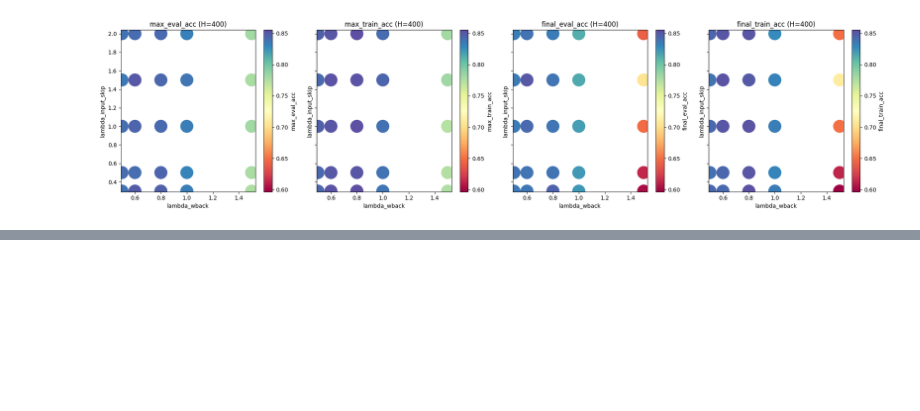
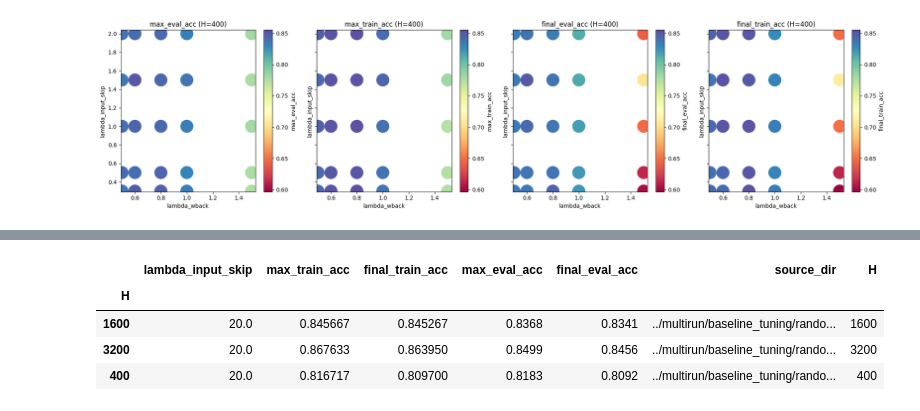
Before and after one commit to mattia-scardecchia/Biological-Learning, a Jupyter notebook: notebooks/analyse_multiple_grid_search.ipynb, the cells around one changed output, grey strips where cells are left out. Drawn from its saved outputs; the diff is of its cells as text; code cells hidden in the pictures; blank space fills up the shorter version.

```diff
--- a/notebooks/analyse_multiple_grid_search.ipynb
+++ b/notebooks/analyse_multiple_grid_search.ipynb
@@ -258,0 +266,86 @@ xy_grid_plot(
+# %%
+## plot con e senza dinamica interna
+# the directory containing the results
+results_directory = Path("../multirun/baseline_tuning/no_lambda_internal")
+# a string that identifies the directory containing a whole grid search
+results_subdir_identifier = "cfg"
+# only the subdirs that contain all these strings will be considered
+dir_ids = []
+# parameters in the name of the subdirectory to track
+name_params = ["H"]
+# name of the CSV containing the results
+results_name = "grid_search_results"
+
+grid_search_directories = get_grid_search_dirs(
+    results_directory,
+    results_subdir_identifier,
+    dir_ids
+)
+
+data = create_grid_search_data(
+    grid_search_directories,
+    results_name,
+    name_params
+)
+data_no_internal = data.dropna(axis="index", how="any").groupby("H").apply(lambda g: g.loc[g["max_eval_acc"].idxmax()])
+data_no_internal.index = data_no_internal.index.astype(int)
+
+#
+# data with internal dyncamics
+#
+# the directory containing the results
+results_directory = Path("../multirun/baseline_tuning/final_baseline_search")
+# a string that identifies the directory containing a whole grid search
+results_subdir_identifier = "cfg"
+# only the subdirs that contain all these strings will be considered
+dir_ids = []
+# parameters in the name of the subdirectory to track
+name_params = ["H"]
+# name of the CSV containing the results
+results_name = "grid_search_results"
+
+grid_search_directories = get_grid_search_dirs(
+    results_directory,
+    results_subdir_identifier,
+    dir_ids
+)
+
+data = create_grid_search_data(
+    grid_search_directories,
+    results_name,
+    name_params
+)
+data_internal = data.dropna(axis="index", how="any").groupby("H").apply(lambda g: g.loc[g["max_eval_acc"].idxmax()])
+data_internal.index = data_internal.index.astype(int)
+data_internal
+
+
+#
+# data with internal dyncamics
+#
+# the directory containing the results
+results_directory = Path("../multirun/baseline_tuning/random_internal_couplings")
+# a string that identifies the directory containing a whole grid search
+results_subdir_identifier = "cfg"
+# only the subdirs that contain all these strings will be considered
+dir_ids = []
+# parameters in the name of the subdirectory to track
+name_params = ["H"]
+# name of the CSV containing the results
+results_name = "grid_search_results"
+
+grid_search_directories = get_grid_search_dirs(
+    results_directory,
+    results_subdir_identifier,
+    dir_ids
+)
+
+data = create_grid_search_data(
+    grid_search_directories,
+    results_name,
+    name_params
+)
+data_random = data.dropna(axis="index", how="any").groupby("H").apply(lambda g: g.loc[g["max_eval_acc"].idxmax()])
+data_random.index = data_internal.index.astype(int)
+data_random
+# %% [output]
@@ -258,0 +367,5 @@ xy_grid_plot(
+|  | lambda_input_skip | max_train_acc | final_train_acc | max_eval_acc | final_eval_acc | source_dir | H |
+| H |  |  |  |  |  |  |  |
+| 1600 | 20.0 | 0.845667 | 0.845267 | 0.8368 | 0.8341 | ../multirun/baseline_tuning/rando... | 1600 |
+| 3200 | 20.0 | 0.867633 | 0.863950 | 0.8499 | 0.8456 | ../multirun/baseline_tuning/rando... | 3200 |
+| 400 | 20.0 | 0.816717 | 0.809700 | 0.8183 | 0.8092 | ../multirun/baseline_tuning/rando... | 400 |
```
Also changed, not shown: parts of 10 cells of this notebook.
